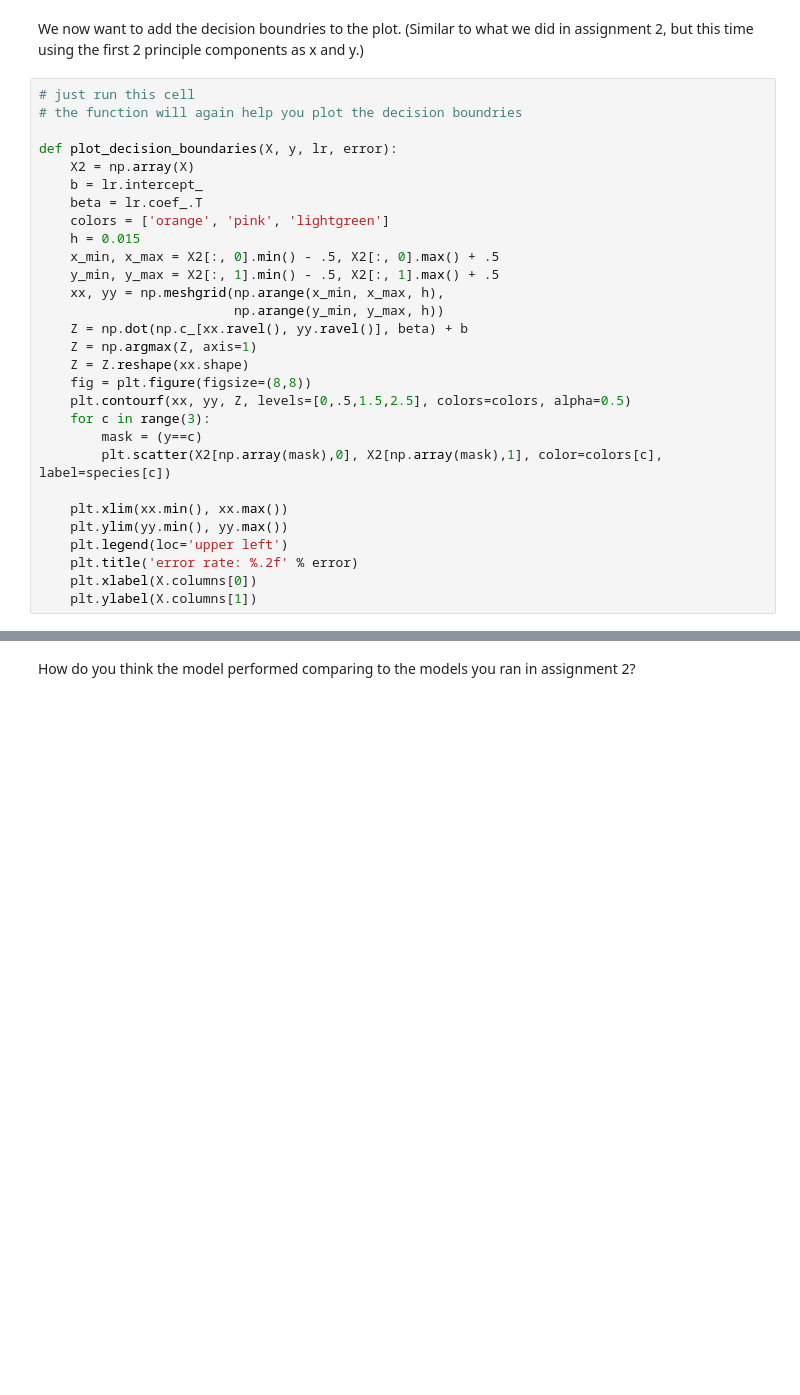
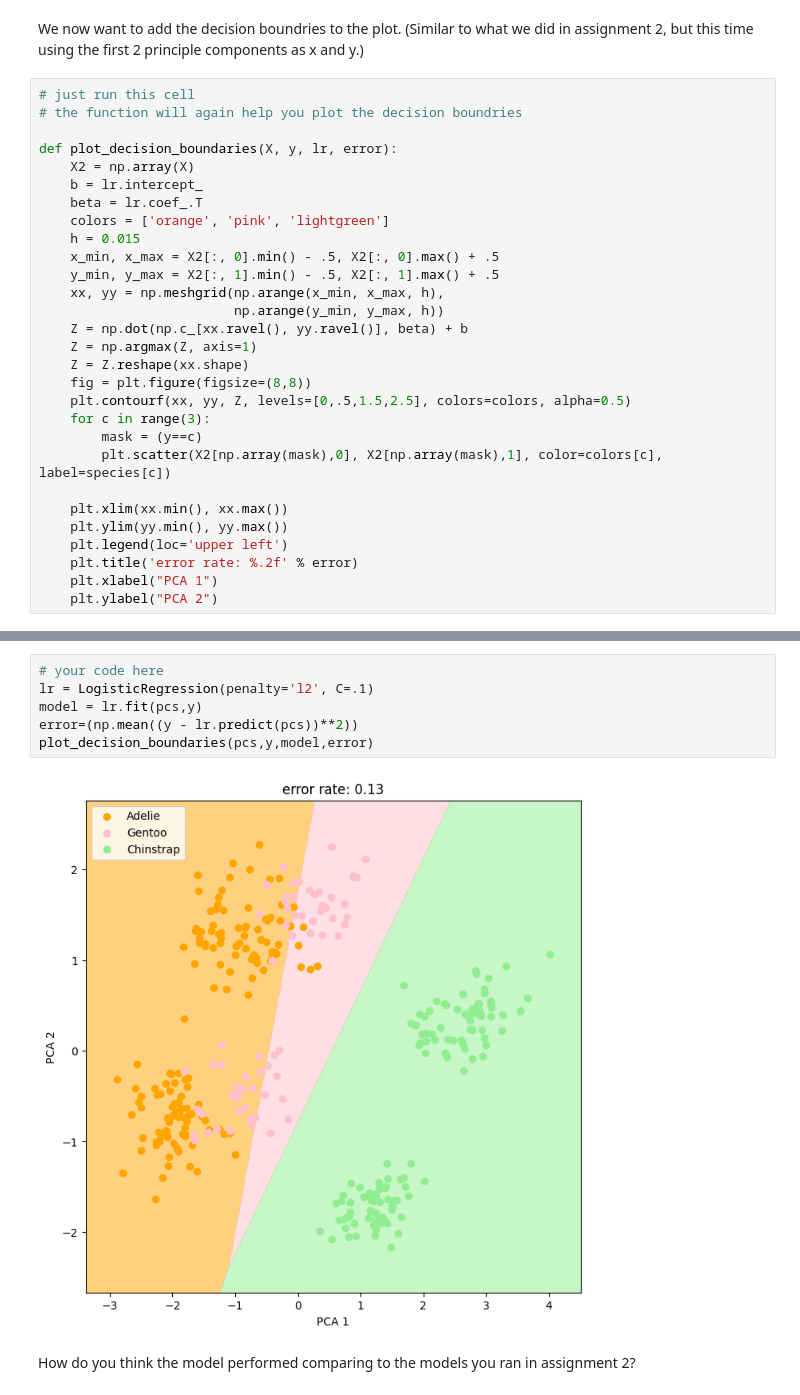
Before and after one commit to shashankd98/Binary_BH, a Jupyter notebook: assignments/assn3/assn3.ipynb, the cells around one changed output, grey strips where cells are left out. Cells and saved outputs as stored; diff of their text form; blank space fills up the shorter version.

```diff
--- a/assignments/assn3/assn3.ipynb
+++ b/assignments/assn3/assn3.ipynb
@@ -515,5 +522,5 @@ def plot_decision_boundaries(X, y, lr, error):
     plt.ylim(yy.min(), yy.max())
     plt.legend(loc='upper left')
     plt.title('error rate: %.2f' % error)
-    plt.xlabel(X.columns[0])
-    plt.ylabel(X.columns[1])
+    plt.xlabel("PCA 1")
+    plt.ylabel("PCA 2")
@@ -524,3 +527,11 @@ principalX
+# %%
+# your code here
+lr = LogisticRegression(penalty='l2', C=.1)
+model = lr.fit(pcs,y)
+error=(np.mean((y - lr.predict(pcs))**2))
+plot_decision_boundaries(pcs,y,model,error)
+# %% [output]
+[figure, added]
 # %% [markdown]
 How do you think the model performed comparing to the models you ran in assignment 2?
 # %% [markdown]
```
Also changed, not shown: parts of 6 cells of this notebook.
